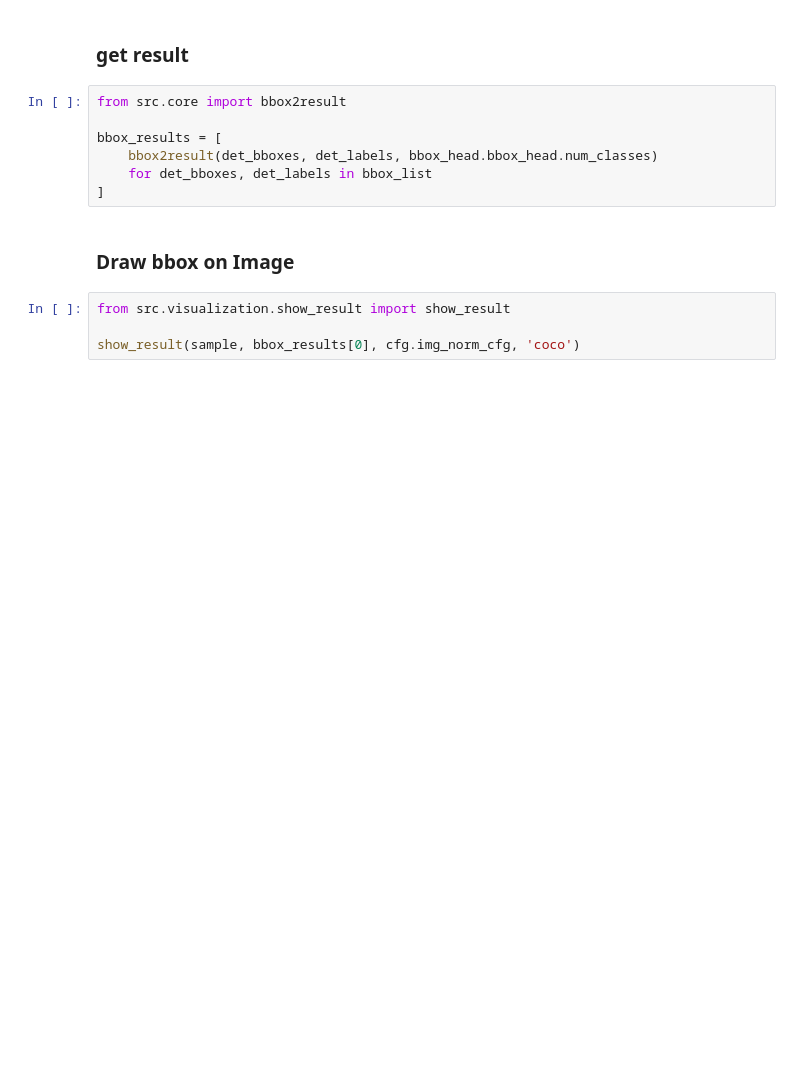
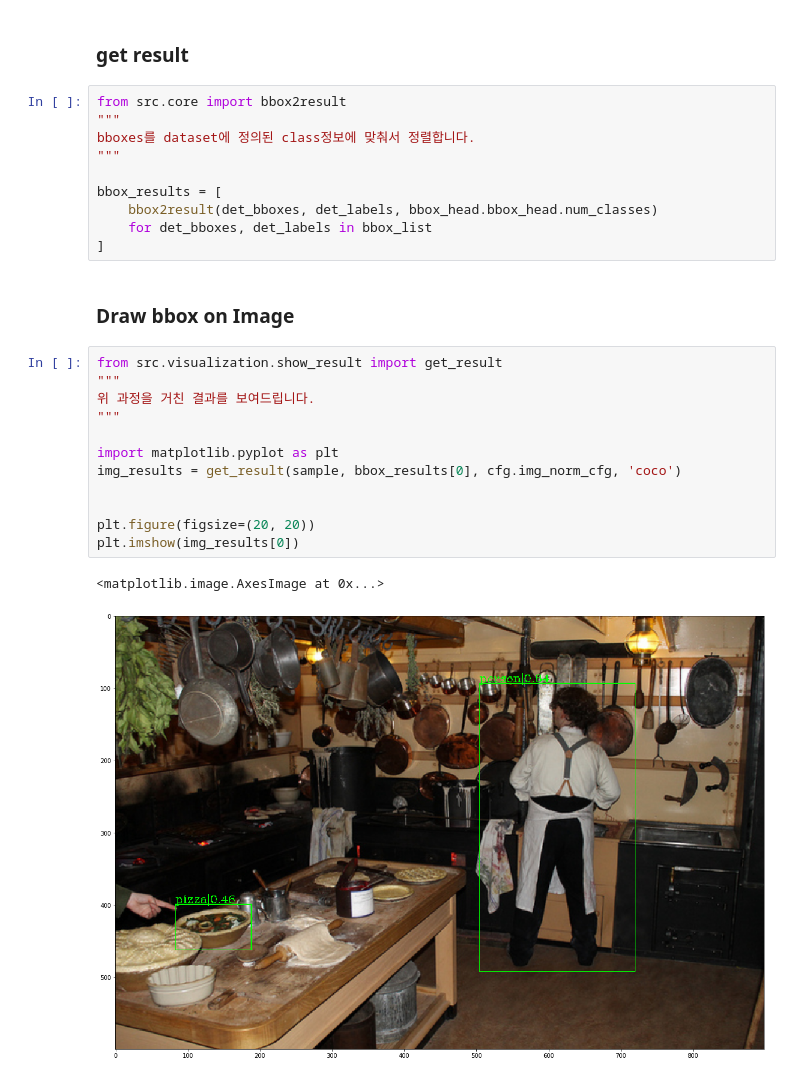
Before and after one commit to kye9216789/pycon_2019_lickingOD, a Jupyter notebook: Object Detection.ipynb, the cells around one changed output. Saved outputs shown, nothing was run; the diff lists cells and outputs as text; blank space fills up the shorter version.

```diff
--- a/Object Detection.ipynb
+++ b/Object Detection.ipynb
@@ -249,6 +482,9 @@ bbox_list = get_bboxes(cls_score, bbox_pred, img_metas, test_cfg,
 ### get result
 # %%
 from src.core import bbox2result
+"""
+bboxes를 dataset에 정의된 class정보에 맞춰서 정렬합니다.
+"""
 
 bbox_results = [
     bbox2result(det_bboxes, det_labels, bbox_head.bbox_head.num_classes)
@@ -257,6 +493,17 @@ bbox_results = [
 # %% [markdown]
 ### Draw bbox on Image
 # %%
-from src.visualization.show_result import show_result
+from src.visualization.show_result import get_result
+"""
+위 과정을 거친 결과를 보여드립니다.
+"""
 
-show_result(sample, bbox_results[0], cfg.img_norm_cfg, 'coco')
+import matplotlib.pyplot as plt
+img_results = get_result(sample, bbox_results[0], cfg.img_norm_cfg, 'coco')
+
+
+plt.figure(figsize=(20, 20))
+plt.imshow(img_results[0])
+# %% [output]
+<matplotlib.image.AxesImage at 0x...>
+[figure, added]
```
Also changed, not shown: parts of 27 cells of this notebook, 4 other files.
